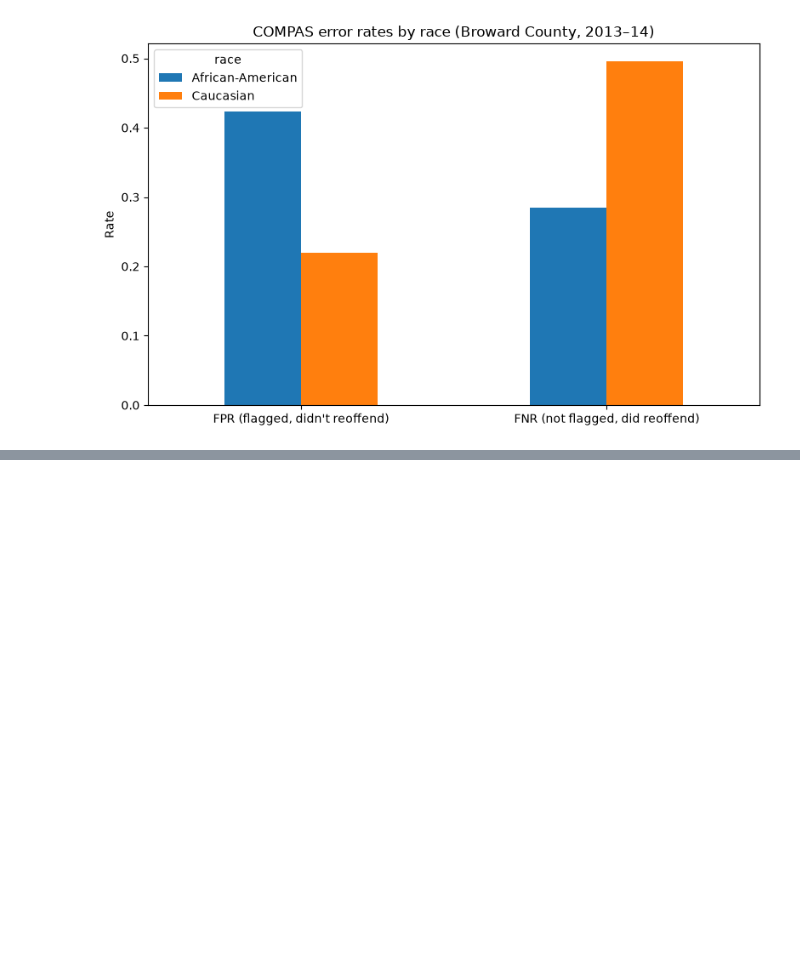
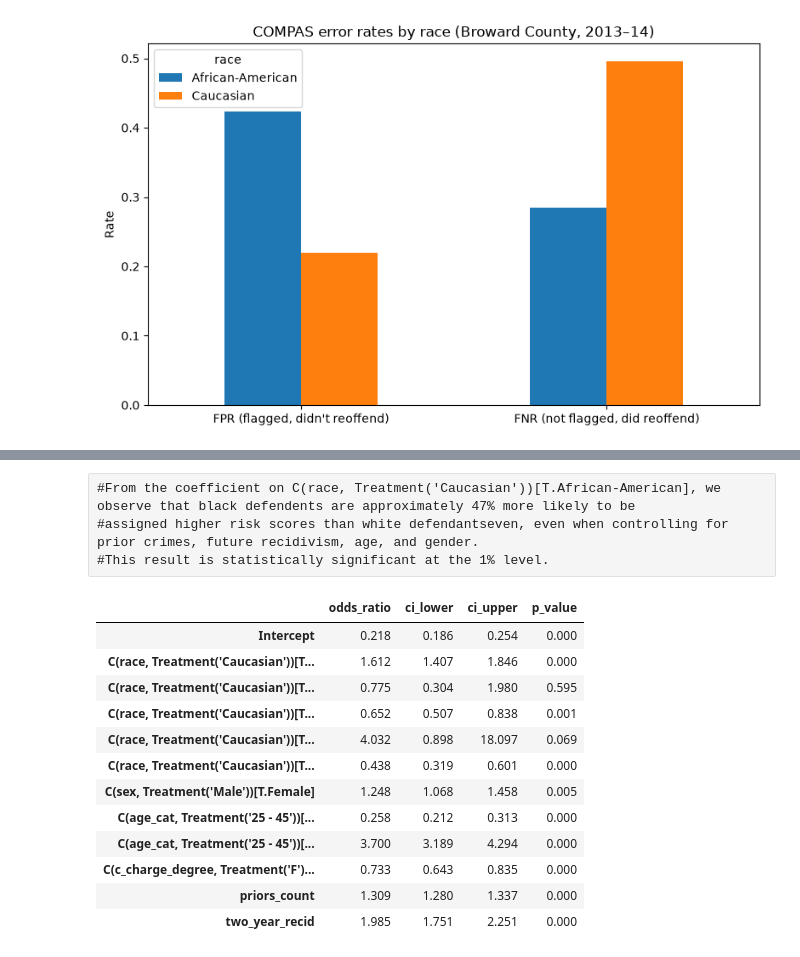
Before and after one commit to DeniellNel/compas-bias-audit, a Jupyter notebook: notebooks/COMPAS-AUDIT-DN.ipynb, the cells around one changed output, grey strips where cells are left out. Cells and saved outputs as stored; diff of their text form; code cells hidden in the pictures; blank space fills up the shorter version.

```diff
--- a/notebooks/COMPAS-AUDIT-DN.ipynb
+++ b/notebooks/COMPAS-AUDIT-DN.ipynb
@@ -109,0 +153,15 @@ plt.show()
+# %%
+#logistic regression
+import statsmodels.formula.api as smf
+
+formula = (
+    "high_risk ~ C(race, Treatment('Caucasian'))"
+    " + C(sex, Treatment('Male'))"
+    " + C(age_cat, Treatment('25 - 45'))"
+    " + priors_count"
+    " + C(c_charge_degree, Treatment('F'))"
+    " + two_year_recid"
+)
+
+model = smf.logit(formula, data=df).fit()
+print(model.summary())
@@ -109,0 +186,28 @@ plt.show()
+# %% [raw]
+#From the coefficient on C(race, Treatment('Caucasian'))[T.African-American], we observe that black defendents are approximately 47% more likely to be
+#assigned higher risk scores than white defendantseven, even when controlling for prior crimes, future recidivism, age, and gender.
+#This result is statistically significant at the 1% level.
+# %%
+import numpy as np
+#odds ratios
+odds = pd.DataFrame({
+    "odds_ratio": np.exp(model.params),
+    "ci_lower": np.exp(model.conf_int()[0]),
+    "ci_upper": np.exp(model.conf_int()[1]),
+    "p_value": model.pvalues,
+}).round(3)
+odds
+# %% [output]
+|  | odds_ratio | ci_lower | ci_upper | p_value |
+| Intercept | 0.218 | 0.186 | 0.254 | 0.000 |
+| C(race, Treatment('Caucasian'))[T... | 1.612 | 1.407 | 1.846 | 0.000 |
+| C(race, Treatment('Caucasian'))[T... | 0.775 | 0.304 | 1.980 | 0.595 |
+| C(race, Treatment('Caucasian'))[T... | 0.652 | 0.507 | 0.838 | 0.001 |
+| C(race, Treatment('Caucasian'))[T... | 4.032 | 0.898 | 18.097 | 0.069 |
+| C(race, Treatment('Caucasian'))[T... | 0.438 | 0.319 | 0.601 | 0.000 |
+| C(sex, Treatment('Male'))[T.Female] | 1.248 | 1.068 | 1.458 | 0.005 |
+| C(age_cat, Treatment('25 - 45'))[... | 0.258 | 0.212 | 0.313 | 0.000 |
+| C(age_cat, Treatment('25 - 45'))[... | 3.700 | 3.189 | 4.294 | 0.000 |
+| C(c_charge_degree, Treatment('F')... | 0.733 | 0.643 | 0.835 | 0.000 |
+| priors_count | 1.309 | 1.280 | 1.337 | 0.000 |
+| two_year_recid | 1.985 | 1.751 | 2.251 | 0.000 |
```
Also changed, not shown: parts of 7 cells of this notebook, 1 other file.
